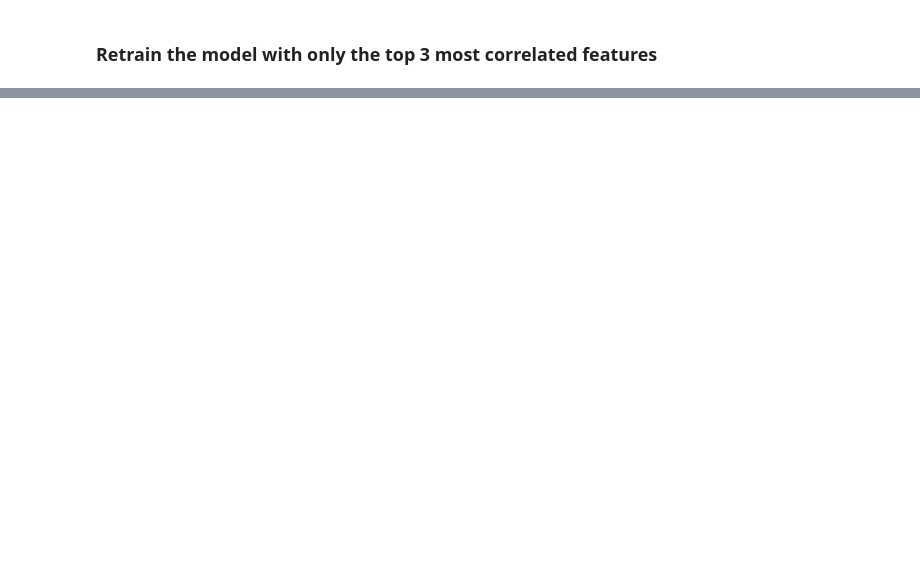
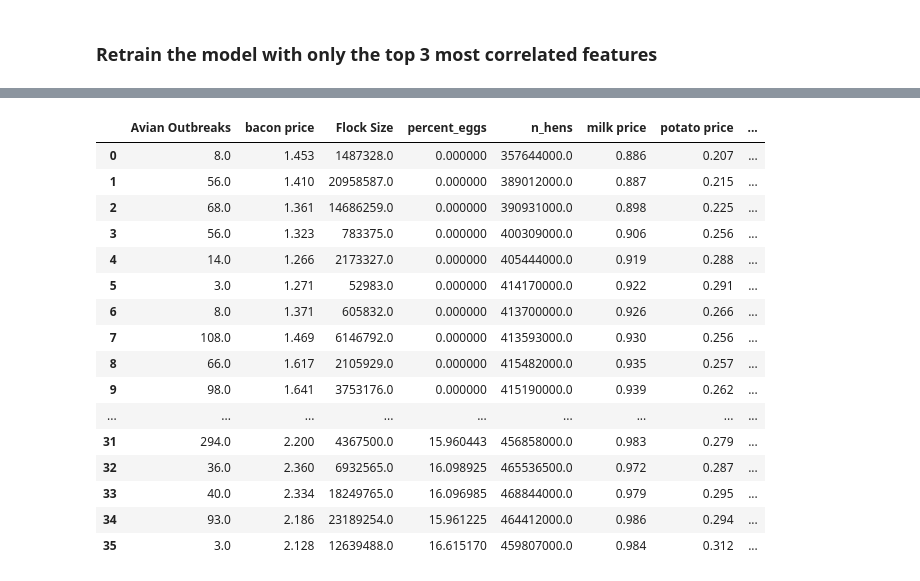
Before and after one commit to xeniachen-01/142a-eggs, a Jupyter notebook: project.ipynb, the cells around one changed output, grey strips where cells are left out. Saved outputs shown, nothing was run; the diff lists cells and outputs as text; code cells hidden in the pictures; blank space fills up the shorter version.

```diff
--- a/project.ipynb
+++ b/project.ipynb
@@ -469,3 +497,6 @@ X.to_csv('X.csv', index=False)
 y.to_csv('y.csv', index=False)
 # %% [markdown]
 ### Retrain the model with only the top 3 most correlated features
+# %%
+y_clean = y['price']
+y_clean
@@ -471,0 +709,3 @@ y.to_csv('y.csv', index=False)
+# %%
+full_table =   pd.concat([X, y_clean], axis=1)
+full_table
@@ -471,0 +726,24 @@ y.to_csv('y.csv', index=False)
+# %%
+full_table['time_index'] = np.arange(len(full_table))
+full_table = full_table.drop(columns=['Year-Month'])  # ✅ no inplace=True
+full_table = full_table.dropna()                       # ✅ now this works
+
+full_table
+# %% [output]
+|  | Avian Outbreaks | bacon price | Flock Size | percent_eggs | n_hens | milk price | potato price | ... |
+| 0 | 8.0 | 1.453 | 1487328.0 | 0.000000 | 357644000.0 | 0.886 | 0.207 | ... |
+| 1 | 56.0 | 1.410 | 20958587.0 | 0.000000 | 389012000.0 | 0.887 | 0.215 | ... |
+| 2 | 68.0 | 1.361 | 14686259.0 | 0.000000 | 390931000.0 | 0.898 | 0.225 | ... |
+| 3 | 56.0 | 1.323 | 783375.0 | 0.000000 | 400309000.0 | 0.906 | 0.256 | ... |
+| 4 | 14.0 | 1.266 | 2173327.0 | 0.000000 | 405444000.0 | 0.919 | 0.288 | ... |
+| 5 | 3.0 | 1.271 | 52983.0 | 0.000000 | 414170000.0 | 0.922 | 0.291 | ... |
+| 6 | 8.0 | 1.371 | 605832.0 | 0.000000 | 413700000.0 | 0.926 | 0.266 | ... |
+| 7 | 108.0 | 1.469 | 6146792.0 | 0.000000 | 413593000.0 | 0.930 | 0.256 | ... |
+| 8 | 66.0 | 1.617 | 2105929.0 | 0.000000 | 415482000.0 | 0.935 | 0.257 | ... |
+| 9 | 98.0 | 1.641 | 3753176.0 | 0.000000 | 415190000.0 | 0.939 | 0.262 | ... |
+| ... | ... | ... | ... | ... | ... | ... | ... | ... |
+| 31 | 294.0 | 2.200 | 4367500.0 | 15.960443 | 456858000.0 | 0.983 | 0.279 | ... |
+| 32 | 36.0 | 2.360 | 6932565.0 | 16.098925 | 465536500.0 | 0.972 | 0.287 | ... |
+| 33 | 40.0 | 2.334 | 18249765.0 | 16.096985 | 468844000.0 | 0.979 | 0.295 | ... |
+| 34 | 93.0 | 2.186 | 23189254.0 | 15.961225 | 464412000.0 | 0.986 | 0.294 | ... |
+| 35 | 3.0 | 2.128 | 12639488.0 | 16.615170 | 459807000.0 | 0.984 | 0.312 | ... |
```
Also changed, not shown: parts of 41 cells of this notebook, 1 other file.
